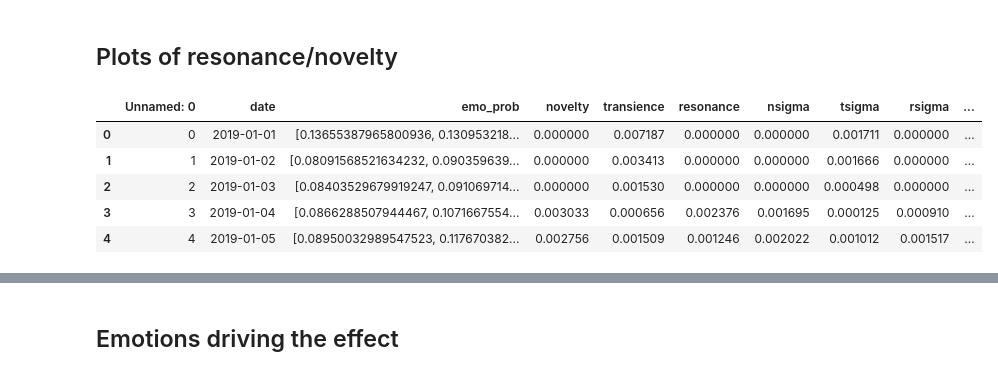
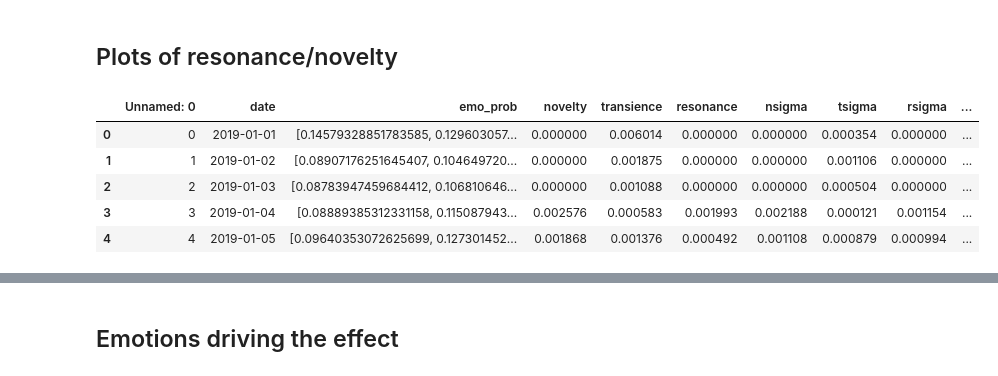
Before and after one commit to saraoe/emoDynamics, a Jupyter notebook: notebooks/vis_emotionFluxus.ipynb, the cells around one changed output, grey strips where cells are left out. Cells and saved outputs as stored; diff of their text form; code cells hidden in the pictures.

```diff
--- a/notebooks/vis_emotionFluxus.ipynb
+++ b/notebooks/vis_emotionFluxus.ipynb
@@ -42,23 +42,22 @@ def set_late_plot_settings(if_dates):
 
     return fig, ax1
 # %%
-file = "tweets_emo_date_W3_smoothed_150"
+file = "tweets_emo_date_W3"
 smooth = True
+span = 150
 
 if smooth:
-    filename = os.path.join("..","idmdl", "smoothed", f"{file}.csv")
+    filename = os.path.join("..","idmdl", "smoothed", f"{file}_smoothed_{span}.csv")
 else:
     filename = os.path.join("..","idmdl", f"{file}.csv")
 
-emo = pd.read_csv(filename1)
-pol = pd.read_csv(filename2)
+df = pd.read_csv(filename)
 
-emo.head()
-pol.head()
+df.head()
 # %% [output]
 |  | Unnamed: 0 | date | emo_prob | novelty | transience | resonance | nsigma | tsigma | rsigma | ... |
-| 0 | 0 | 2019-01-01 | [0.13655387965800936, 0.130953218... | 0.000000 | 0.007187 | 0.000000 | 0.000000 | 0.001711 | 0.000000 | ... |
-| 1 | 1 | 2019-01-02 | [0.08091568521634232, 0.090359639... | 0.000000 | 0.003413 | 0.000000 | 0.000000 | 0.001666 | 0.000000 | ... |
-| 2 | 2 | 2019-01-03 | [0.08403529679919247, 0.091069714... | 0.000000 | 0.001530 | 0.000000 | 0.000000 | 0.000498 | 0.000000 | ... |
-| 3 | 3 | 2019-01-04 | [0.0866288507944467, 0.1071667554... | 0.003033 | 0.000656 | 0.002376 | 0.001695 | 0.000125 | 0.000910 | ... |
-| 4 | 4 | 2019-01-05 | [0.08950032989547523, 0.117670382... | 0.002756 | 0.001509 | 0.001246 | 0.002022 | 0.001012 | 0.001517 | ... |
+| 0 | 0 | 2019-01-01 | [0.14579328851783585, 0.129603057... | 0.000000 | 0.006014 | 0.000000 | 0.000000 | 0.000354 | 0.000000 | ... |
+| 1 | 1 | 2019-01-02 | [0.08907176251645407, 0.104649720... | 0.000000 | 0.001875 | 0.000000 | 0.000000 | 0.001106 | 0.000000 | ... |
+| 2 | 2 | 2019-01-03 | [0.08783947459684412, 0.106810646... | 0.000000 | 0.001088 | 0.000000 | 0.000000 | 0.000504 | 0.000000 | ... |
+| 3 | 3 | 2019-01-04 | [0.08889385312331158, 0.115087943... | 0.002576 | 0.000583 | 0.001993 | 0.002188 | 0.000121 | 0.001154 | ... |
+| 4 | 4 | 2019-01-05 | [0.09640353072625699, 0.127301452... | 0.001868 | 0.001376 | 0.000492 | 0.001108 | 0.000879 | 0.000994 | ... |
```
Also changed, not shown: parts of 22 cells of this notebook, 1 other file.
